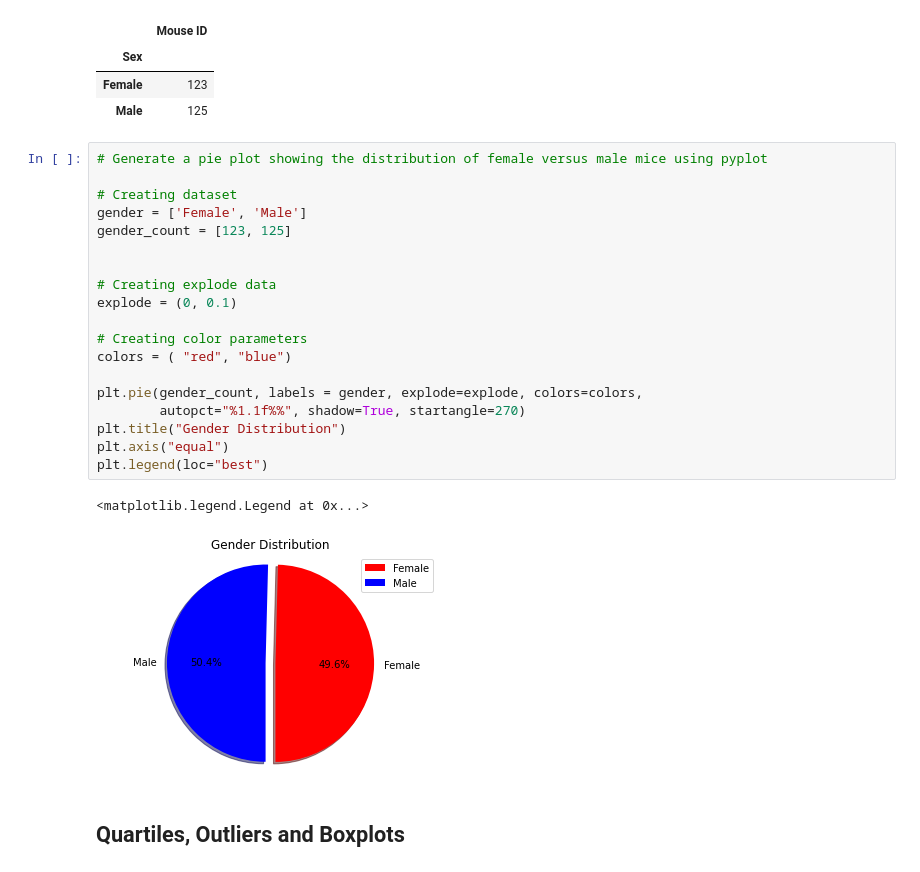
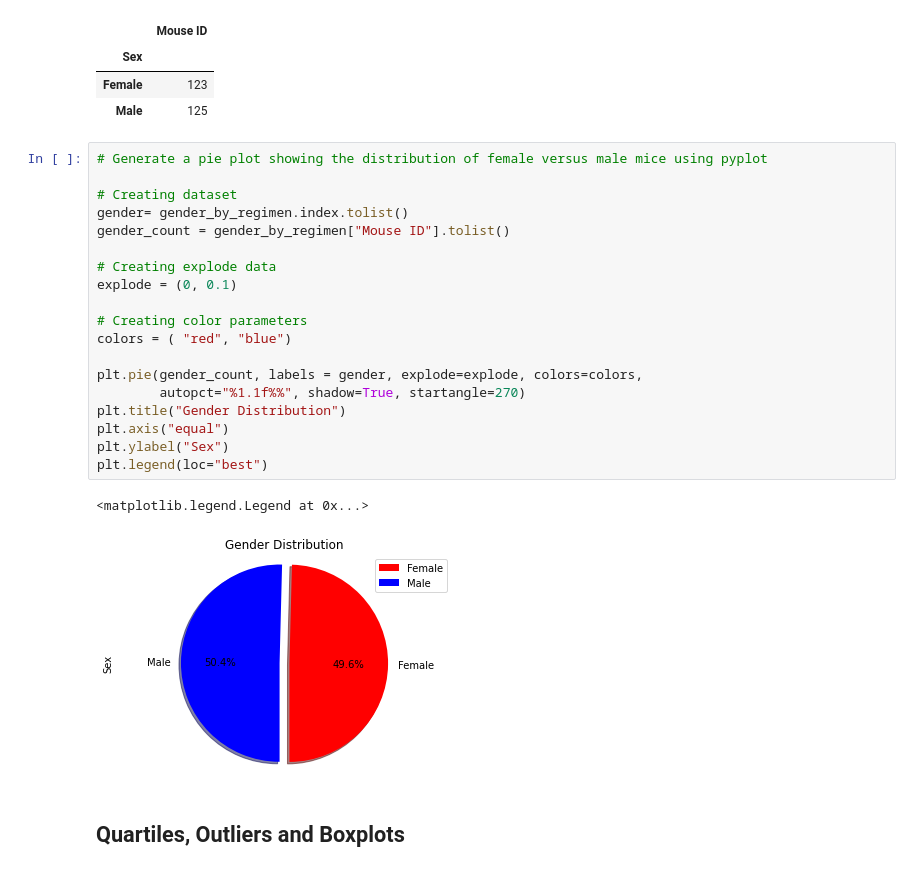
Before and after one commit to cecileung1208/Homework, a Jupyter notebook: Unit 5 - MatplotLib/Pymaceuticals/pymaceuticals_starter.ipynb, the cells around one changed output. Cells and saved outputs as stored; diff of their text form.

```diff
--- a/Unit 5 - MatplotLib/Pymaceuticals/pymaceuticals_starter.ipynb
+++ b/Unit 5 - MatplotLib/Pymaceuticals/pymaceuticals_starter.ipynb
@@ -217,25 +215,25 @@ gender_by_regimen
 # %%
 # Generate a pie plot showing the distribution of female versus male mice using pyplot
 
 # Creating dataset
-gender = ['Female', 'Male']
-gender_count = [123, 125]
-
+gender= gender_by_regimen.index.tolist()
+gender_count = gender_by_regimen["Mouse ID"].tolist()
 
 # Creating explode data
 explode = (0, 0.1)
 
 # Creating color parameters
 colors = ( "red", "blue")
 
 plt.pie(gender_count, labels = gender, explode=explode, colors=colors,
         autopct="%1.1f%%", shadow=True, startangle=270)
 plt.title("Gender Distribution")
 plt.axis("equal")
+plt.ylabel("Sex")
 plt.legend(loc="best")
 # %% [output]
 <matplotlib.legend.Legend at 0x...>
-[figure, old version]
+[figure, new version]
 # %% [markdown]
 ## Quartiles, Outliers and Boxplots
 # %%
```
Also changed, not shown: parts of 6 cells of this notebook.
